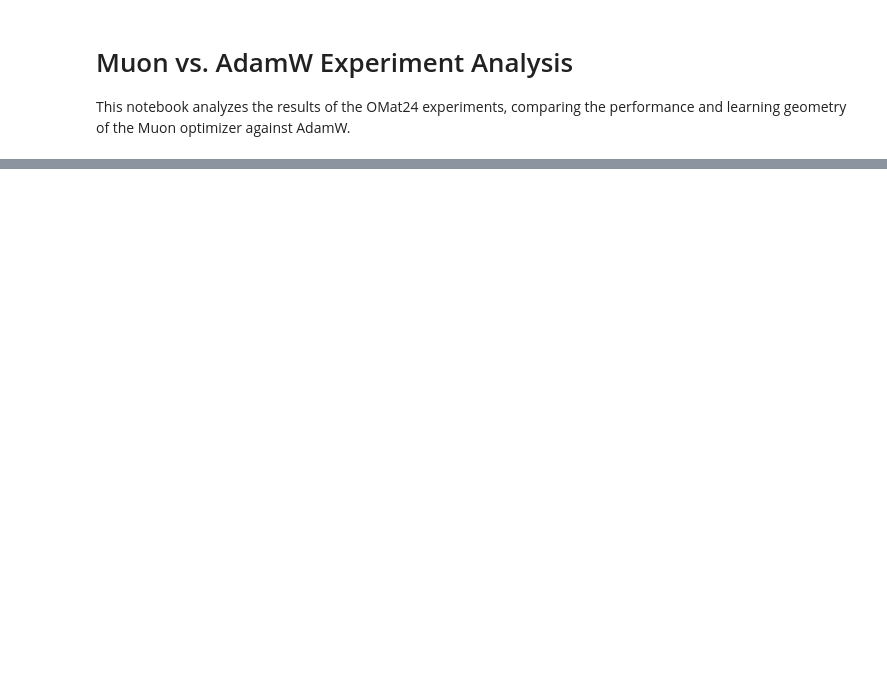
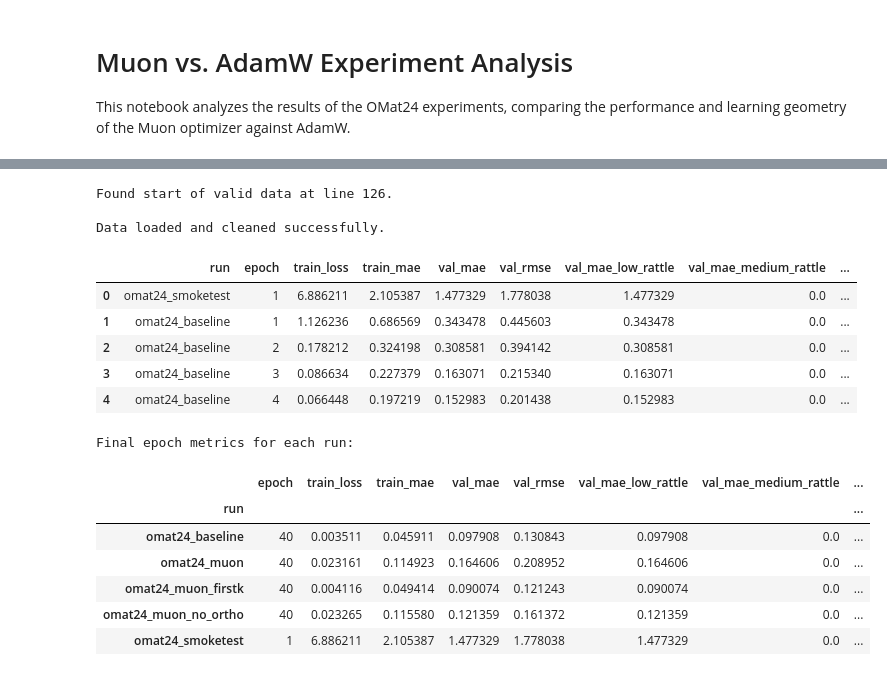
Before and after one commit to arnav0811/muon-fairchem, a Jupyter notebook: analysis.ipynb, the cells around one changed output, grey strips where cells are left out. Cells and saved outputs as stored; diff of their text form; code cells hidden in the pictures; blank space fills up the shorter version.

```diff
--- a/analysis.ipynb
+++ b/analysis.ipynb
@@ -37,3 +5,77 @@ ParserError: Error tokenizing data. C error: Expected 6 fields in line 126, saw
+# %%
+import pandas as pd
+import matplotlib.pyplot as plt
+import seaborn as sns
+import numpy as np
+
+# --- Robust Data Loading for a Mixed-Format CSV ---
+# This block is designed to handle the messy metrics.csv file, which contains
+# a mix of old and new data from different experimental runs.
+
+try:
+    # Define the correct header for our new, complete data
+    CORRECT_HEADER = [
+        "run", "epoch", "train_loss", "train_mae", "val_mae", "val_rmse",
+        "val_mae_low_rattle", "val_mae_medium_rattle", "val_mae_high_rattle"
+    ]
+
+    # Read the raw lines from the file
+    with open('results/metrics.csv', 'r') as f:
+        lines = f.readlines()
+
+    # Find the index of the first line that is part of our new, valid runs
+    # We know the new runs have 9 columns, and the run name is not a number
+    first_good_row_index = -1
+    for i, line in enumerate(lines):
+        parts = line.strip().split(',')
+        if len(parts) == len(CORRECT_HEADER) and not parts[0].isdigit():
+            first_good_row_index = i
+            break
+
+    if first_good_row_index == -1:
+        raise ValueError("Could not find any valid data rows from the new experiments.")
+
+    print(f"Found start of valid data at line {first_good_row_index + 1}.")
+
+    # Re-read the CSV, skipping all the old/bad rows and applying the correct header
+    df_full = pd.read_csv(
+        'results/metrics.csv',
+        skiprows=first_good_row_index,
+        names=CORRECT_HEADER,
+        header=None # We are providing our own names
+    )
+
+    print("\nData loaded and cleaned successfully.")
+    display(df_full.head())
+    print("\nFinal epoch metrics for each run:")
+    display(df_full.groupby('run').last())
+
+except FileNotFoundError:
+    print("Error: results/metrics.csv not found.")
+    print("Please make sure you have downloaded the results from the GPU.")
+except Exception as e:
+    print(f"An unexpected error occurred: {e}")
+
+# Set plot style
+sns.set_theme(style="whitegrid")
+# %% [output]
+Found start of valid data at line 126.
+
+Data loaded and cleaned successfully.
+|  | run | epoch | train_loss | train_mae | val_mae | val_rmse | val_mae_low_rattle | val_mae_medium_rattle | ... |
+| 0 | omat24_smoketest | 1 | 6.886211 | 2.105387 | 1.477329 | 1.778038 | 1.477329 | 0.0 | ... |
+| 1 | omat24_baseline | 1 | 1.126236 | 0.686569 | 0.343478 | 0.445603 | 0.343478 | 0.0 | ... |
+| 2 | omat24_baseline | 2 | 0.178212 | 0.324198 | 0.308581 | 0.394142 | 0.308581 | 0.0 | ... |
+| 3 | omat24_baseline | 3 | 0.086634 | 0.227379 | 0.163071 | 0.215340 | 0.163071 | 0.0 | ... |
+| 4 | omat24_baseline | 4 | 0.066448 | 0.197219 | 0.152983 | 0.201438 | 0.152983 | 0.0 | ... |
+Final epoch metrics for each run:
+|  | epoch | train_loss | train_mae | val_mae | val_rmse | val_mae_low_rattle | val_mae_medium_rattle | ... |
+| run |  |  |  |  |  |  |  | ... |
+| omat24_baseline | 40 | 0.003511 | 0.045911 | 0.097908 | 0.130843 | 0.097908 | 0.0 | ... |
+| omat24_muon | 40 | 0.023161 | 0.114923 | 0.164606 | 0.208952 | 0.164606 | 0.0 | ... |
+| omat24_muon_firstk | 40 | 0.004116 | 0.049414 | 0.090074 | 0.121243 | 0.090074 | 0.0 | ... |
+| omat24_muon_no_ortho | 40 | 0.023265 | 0.115580 | 0.121359 | 0.161372 | 0.121359 | 0.0 | ... |
+| omat24_smoketest | 1 | 6.886211 | 2.105387 | 1.477329 | 1.778038 | 1.477329 | 0.0 | ... |
 # %%
 plt.figure(figsize=(12, 8))
 ax = sns.lineplot(data=df_full, x='epoch', y='val_mae', hue='run', marker='o', alpha=0.8)
```
Also changed, not shown: parts of 5 cells of this notebook, 4 other files.
